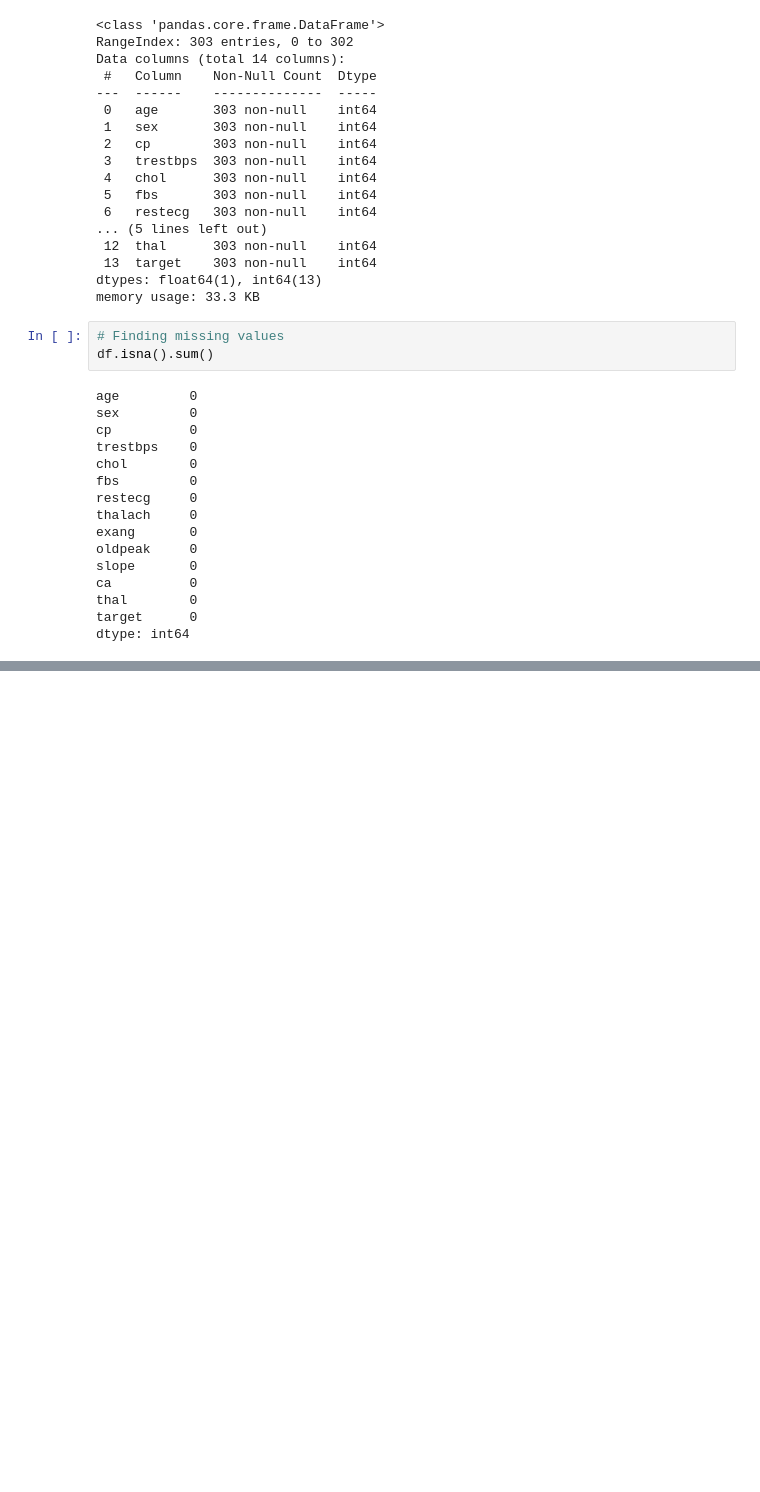
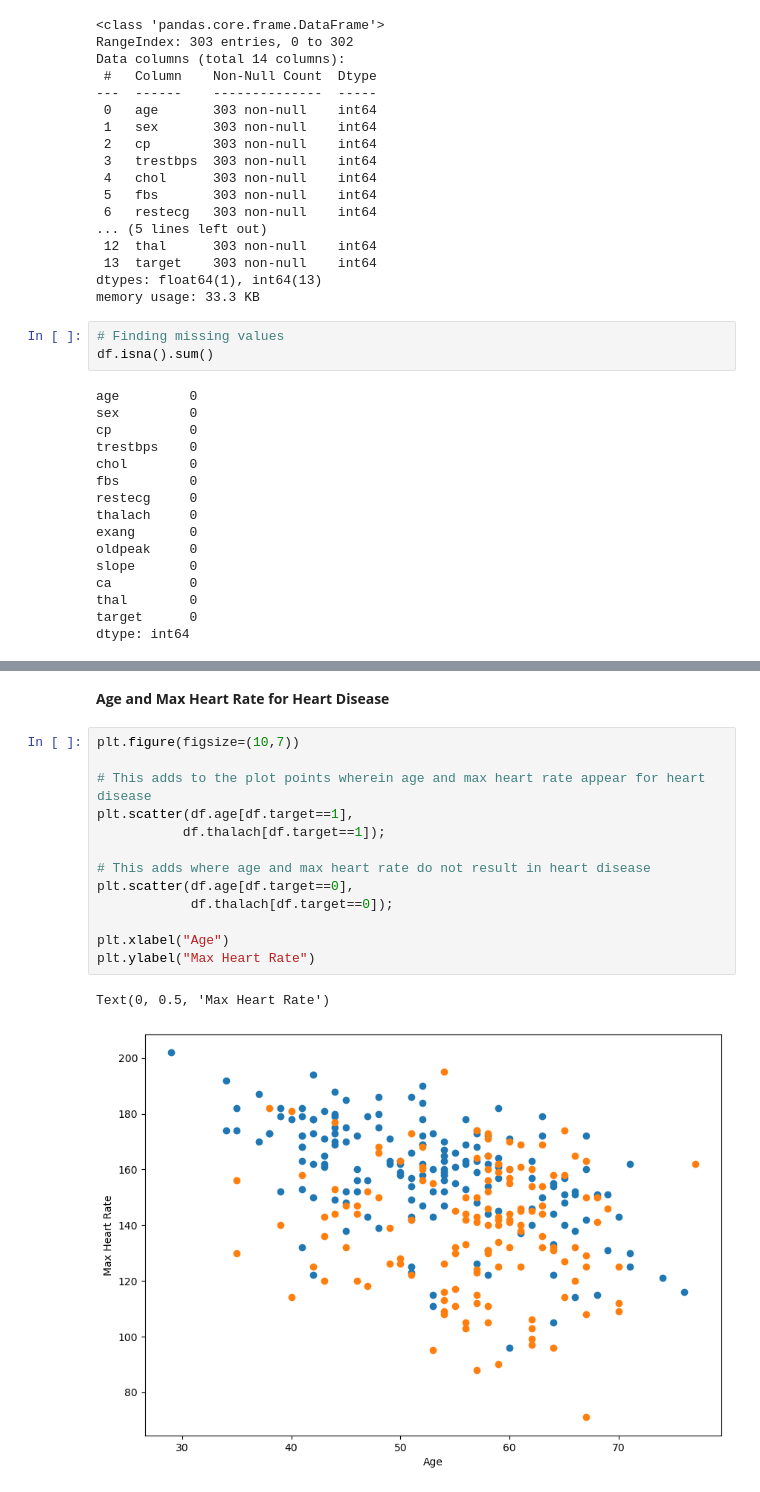
Before and after one commit to cillustrisimo/Heart-Disease-Classification-Model, a Jupyter notebook: heart-disease-classification.ipynb, the cells around one changed output, grey strips where cells are left out. Saved outputs shown, nothing was run; the diff lists cells and outputs as text; blank space fills up the shorter version.

```diff
--- a/heart-disease-classification.ipynb
+++ b/heart-disease-classification.ipynb
@@ -173,0 +223,18 @@ dtype: int64
+# %% [markdown]
+**Age and Max Heart Rate for Heart Disease**
+# %%
+plt.figure(figsize=(10,7))
+
+# This adds to the plot points wherein age and max heart rate appear for heart disease
+plt.scatter(df.age[df.target==1],
+           df.thalach[df.target==1]);
+
+# This adds where age and max heart rate do not result in heart disease
+plt.scatter(df.age[df.target==0],
+            df.thalach[df.target==0]);
+
+plt.xlabel("Age")
+plt.ylabel("Max Heart Rate")
+# %% [output]
+Text(0, 0.5, 'Max Heart Rate')
+[figure, added]
```
Also changed, not shown: parts of 17 cells of this notebook.
